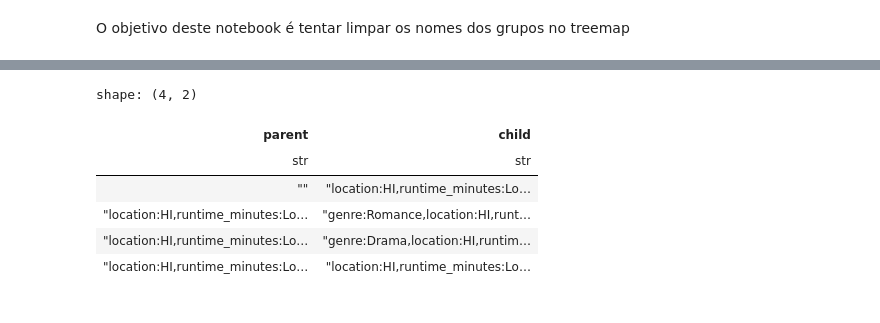
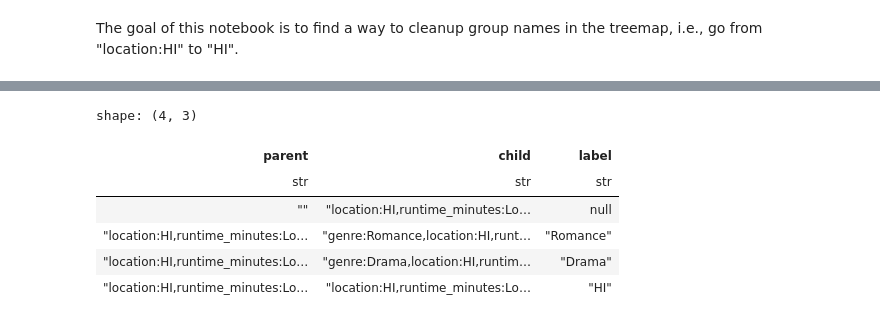
Before and after one commit to GuilhermeFrainer/data_visualization, a Jupyter notebook: notebooks/name_cleanup.ipynb, the cells around one changed output, grey strips where cells are left out. Drawn from its saved outputs; the diff is of its cells as text; code cells hidden in the pictures.

Commit message:
Cleaned-up group names in the treemaps.

```diff
--- a/notebooks/name_cleanup.ipynb
+++ b/notebooks/name_cleanup.ipynb
@@ -1,5 +1,6 @@
-# %% [markdown]
-O objetivo deste notebook é tentar limpar os nomes dos grupos no treemap
+# %% [markdown]
+The goal of this notebook is to find a way to cleanup group names in the treemap,
+i.e., go from "location:HI" to "HI".
 # %%
 import polars as pl
 import utils
@@ -30,12 +31,13 @@ shape: (70, 8)
 | "RL-HEP" | 34 | "genre:Drama|location:NE|runtim… | "Mean is greater than 3.5" | null | 0.0 | 0.0 | 0.0 |
 # %%
 hs = hr.HypothesisRow.df_to_list(df)
-hs[15].get_parent_child_df()
+pc_df = hs[15].get_parent_child_df()
+pc_df
 # %% [output]
-shape: (4, 2)
+shape: (4, 3)
-| parent | child |
-| str | str |
-| "" | "location:HI,runtime_minutes:Lo… |
-| "location:HI,runtime_minutes:Lo… | "genre:Romance,location:HI,runt… |
-| "location:HI,runtime_minutes:Lo… | "genre:Drama,location:HI,runtim… |
-| "location:HI,runtime_minutes:Lo… | "location:HI,runtime_minutes:Lo… |
+| parent | child | label |
+| str | str | str |
+| "" | "location:HI,runtime_minutes:Lo… | null |
+| "location:HI,runtime_minutes:Lo… | "genre:Romance,location:HI,runt… | "Romance" |
+| "location:HI,runtime_minutes:Lo… | "genre:Drama,location:HI,runtim… | "Drama" |
+| "location:HI,runtime_minutes:Lo… | "location:HI,runtime_minutes:Lo… | "HI" |
```
Also changed, not shown: parts of 5 cells of this notebook, 3 other files.
